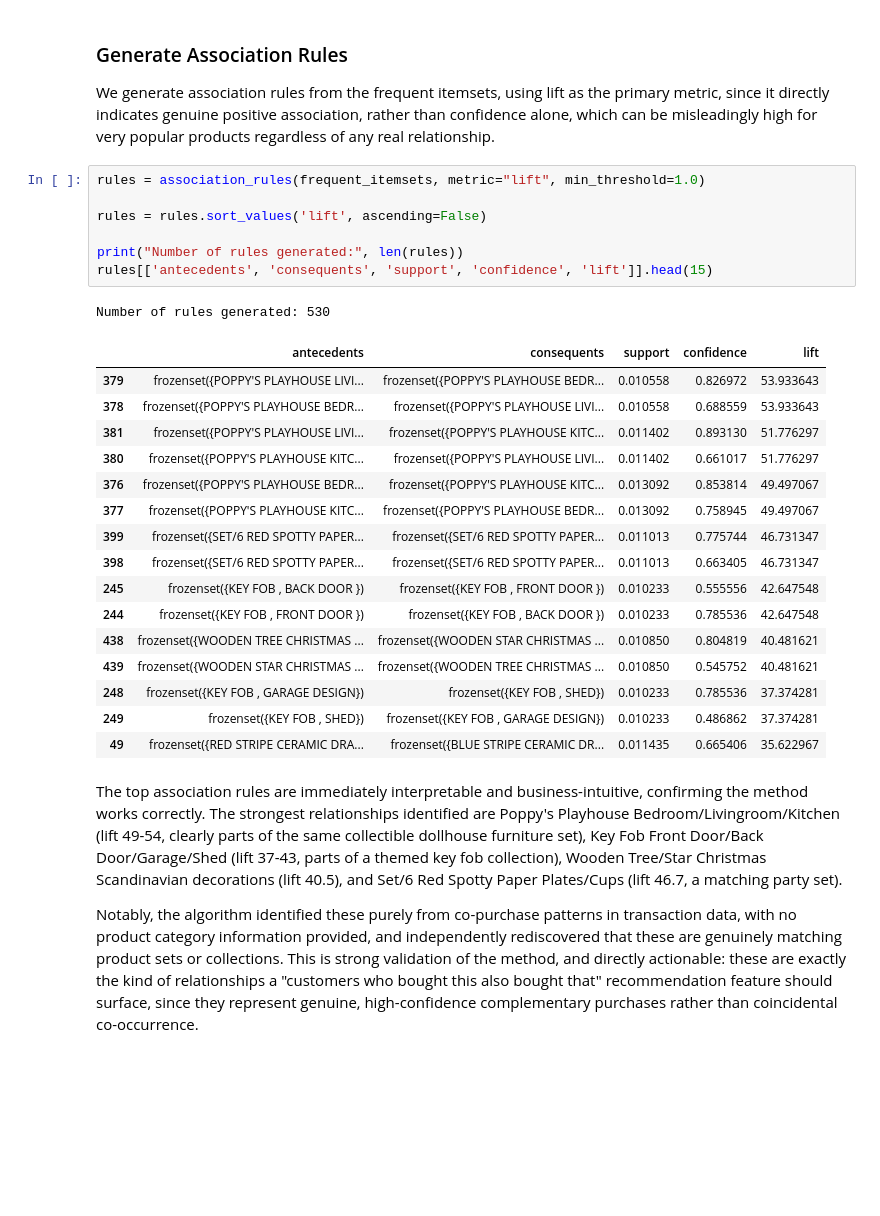
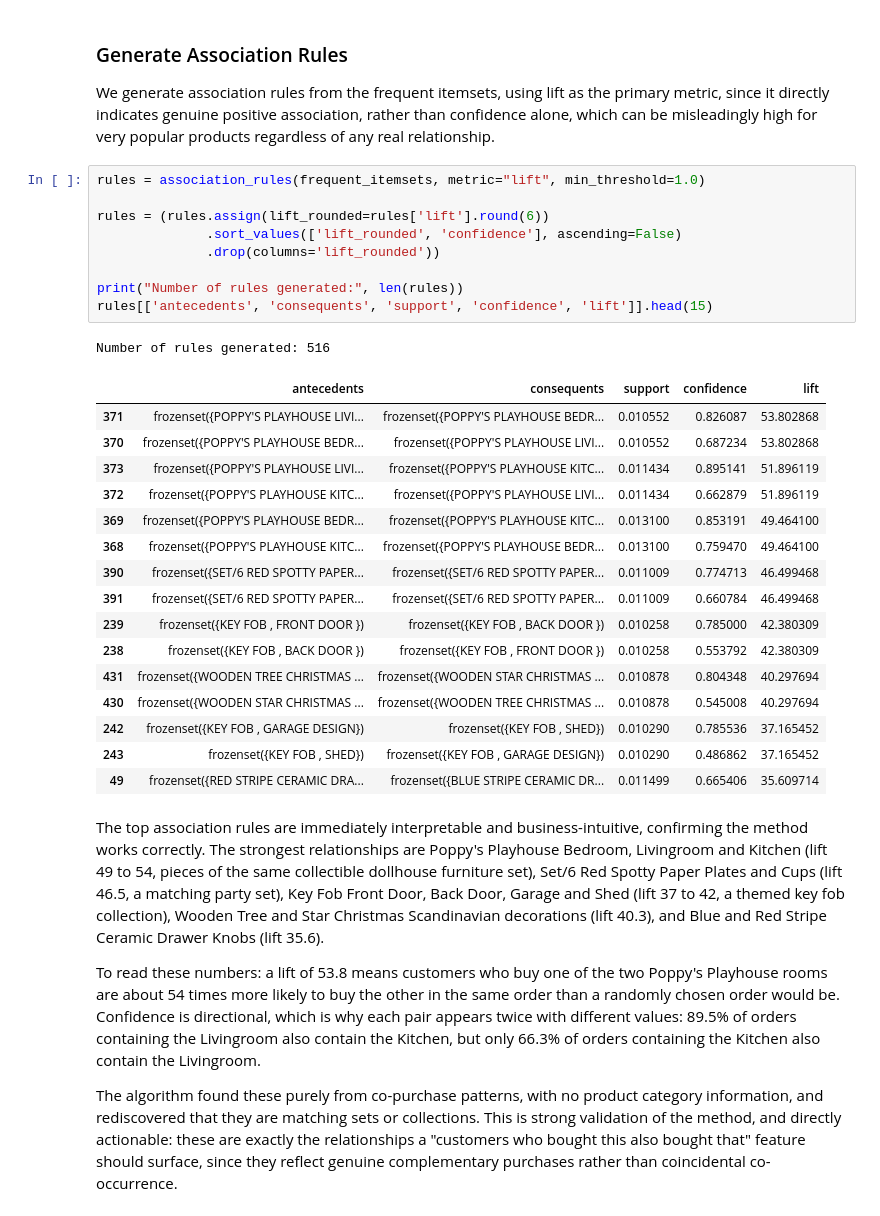
Before and after one commit to SourodeepRoy30/clv-predictor, a Jupyter notebook: notebooks/8_market_basket.ipynb, the cells around one changed output. Cells and saved outputs as stored; diff of their text form; blank space fills up the shorter version.

Commit message:
Rerun market basket on netted data; update narrative

```diff
--- a/notebooks/8_market_basket.ipynb
+++ b/notebooks/8_market_basket.ipynb
@@ -148,32 +148,36 @@ We generate association rules from the frequent itemsets, using lift as the prim
 # %%
 rules = association_rules(frequent_itemsets, metric="lift", min_threshold=1.0)
 
-rules = rules.sort_values('lift', ascending=False)
+rules = (rules.assign(lift_rounded=rules['lift'].round(6))
+              .sort_values(['lift_rounded', 'confidence'], ascending=False)
+              .drop(columns='lift_rounded'))
 
 print("Number of rules generated:", len(rules))
 rules[['antecedents', 'consequents', 'support', 'confidence', 'lift']].head(15)
 # %% [output]
-Number of rules generated: 530
+Number of rules generated: 516
 |  | antecedents | consequents | support | confidence | lift |
-| 379 | frozenset({POPPY'S PLAYHOUSE LIVI... | frozenset({POPPY'S PLAYHOUSE BEDR... | 0.010558 | 0.826972 | 53.933643 |
-| 378 | frozenset({POPPY'S PLAYHOUSE BEDR... | frozenset({POPPY'S PLAYHOUSE LIVI... | 0.010558 | 0.688559 | 53.933643 |
-| 381 | frozenset({POPPY'S PLAYHOUSE LIVI... | frozenset({POPPY'S PLAYHOUSE KITC... | 0.011402 | 0.893130 | 51.776297 |
-| 380 | frozenset({POPPY'S PLAYHOUSE KITC... | frozenset({POPPY'S PLAYHOUSE LIVI... | 0.011402 | 0.661017 | 51.776297 |
-| 376 | frozenset({POPPY'S PLAYHOUSE BEDR... | frozenset({POPPY'S PLAYHOUSE KITC... | 0.013092 | 0.853814 | 49.497067 |
-| 377 | frozenset({POPPY'S PLAYHOUSE KITC... | frozenset({POPPY'S PLAYHOUSE BEDR... | 0.013092 | 0.758945 | 49.497067 |
-| 399 | frozenset({SET/6 RED SPOTTY PAPER... | frozenset({SET/6 RED SPOTTY PAPER... | 0.011013 | 0.775744 | 46.731347 |
-| 398 | frozenset({SET/6 RED SPOTTY PAPER... | frozenset({SET/6 RED SPOTTY PAPER... | 0.011013 | 0.663405 | 46.731347 |
-| 245 | frozenset({KEY FOB , BACK DOOR }) | frozenset({KEY FOB , FRONT DOOR }) | 0.010233 | 0.555556 | 42.647548 |
-| 244 | frozenset({KEY FOB , FRONT DOOR }) | frozenset({KEY FOB , BACK DOOR }) | 0.010233 | 0.785536 | 42.647548 |
-| 438 | frozenset({WOODEN TREE CHRISTMAS ... | frozenset({WOODEN STAR CHRISTMAS ... | 0.010850 | 0.804819 | 40.481621 |
-| 439 | frozenset({WOODEN STAR CHRISTMAS ... | frozenset({WOODEN TREE CHRISTMAS ... | 0.010850 | 0.545752 | 40.481621 |
-| 248 | frozenset({KEY FOB , GARAGE DESIGN}) | frozenset({KEY FOB , SHED}) | 0.010233 | 0.785536 | 37.374281 |
-| 249 | frozenset({KEY FOB , SHED}) | frozenset({KEY FOB , GARAGE DESIGN}) | 0.010233 | 0.486862 | 37.374281 |
-| 49 | frozenset({RED STRIPE CERAMIC DRA... | frozenset({BLUE STRIPE CERAMIC DR... | 0.011435 | 0.665406 | 35.622967 |
+| 371 | frozenset({POPPY'S PLAYHOUSE LIVI... | frozenset({POPPY'S PLAYHOUSE BEDR... | 0.010552 | 0.826087 | 53.802868 |
+| 370 | frozenset({POPPY'S PLAYHOUSE BEDR... | frozenset({POPPY'S PLAYHOUSE LIVI... | 0.010552 | 0.687234 | 53.802868 |
+| 373 | frozenset({POPPY'S PLAYHOUSE LIVI... | frozenset({POPPY'S PLAYHOUSE KITC... | 0.011434 | 0.895141 | 51.896119 |
+| 372 | frozenset({POPPY'S PLAYHOUSE KITC... | frozenset({POPPY'S PLAYHOUSE LIVI... | 0.011434 | 0.662879 | 51.896119 |
+| 369 | frozenset({POPPY'S PLAYHOUSE BEDR... | frozenset({POPPY'S PLAYHOUSE KITC... | 0.013100 | 0.853191 | 49.464100 |
+| 368 | frozenset({POPPY'S PLAYHOUSE KITC... | frozenset({POPPY'S PLAYHOUSE BEDR... | 0.013100 | 0.759470 | 49.464100 |
+| 390 | frozenset({SET/6 RED SPOTTY PAPER... | frozenset({SET/6 RED SPOTTY PAPER... | 0.011009 | 0.774713 | 46.499468 |
+| 391 | frozenset({SET/6 RED SPOTTY PAPER... | frozenset({SET/6 RED SPOTTY PAPER... | 0.011009 | 0.660784 | 46.499468 |
+| 239 | frozenset({KEY FOB , FRONT DOOR }) | frozenset({KEY FOB , BACK DOOR }) | 0.010258 | 0.785000 | 42.380309 |
+| 238 | frozenset({KEY FOB , BACK DOOR }) | frozenset({KEY FOB , FRONT DOOR }) | 0.010258 | 0.553792 | 42.380309 |
+| 431 | frozenset({WOODEN TREE CHRISTMAS ... | frozenset({WOODEN STAR CHRISTMAS ... | 0.010878 | 0.804348 | 40.297694 |
+| 430 | frozenset({WOODEN STAR CHRISTMAS ... | frozenset({WOODEN TREE CHRISTMAS ... | 0.010878 | 0.545008 | 40.297694 |
+| 242 | frozenset({KEY FOB , GARAGE DESIGN}) | frozenset({KEY FOB , SHED}) | 0.010290 | 0.785536 | 37.165452 |
+| 243 | frozenset({KEY FOB , SHED}) | frozenset({KEY FOB , GARAGE DESIGN}) | 0.010290 | 0.486862 | 37.165452 |
+| 49 | frozenset({RED STRIPE CERAMIC DRA... | frozenset({BLUE STRIPE CERAMIC DR... | 0.011499 | 0.665406 | 35.609714 |
 # %% [markdown]
-The top association rules are immediately interpretable and business-intuitive, confirming the method works correctly. The strongest relationships identified are Poppy's Playhouse Bedroom/Livingroom/Kitchen (lift 49-54, clearly parts of the same collectible dollhouse furniture set), Key Fob Front Door/Back Door/Garage/Shed (lift 37-43, parts of a themed key fob collection), Wooden Tree/Star Christmas Scandinavian decorations (lift 40.5), and Set/6 Red Spotty Paper Plates/Cups (lift 46.7, a matching party set).
+The top association rules are immediately interpretable and business-intuitive, confirming the method works correctly. The strongest relationships are Poppy's Playhouse Bedroom, Livingroom and Kitchen (lift 49 to 54, pieces of the same collectible dollhouse furniture set), Set/6 Red Spotty Paper Plates and Cups (lift 46.5, a matching party set), Key Fob Front Door, Back Door, Garage and Shed (lift 37 to 42, a themed key fob collection), Wooden Tree and Star Christmas Scandinavian decorations (lift 40.3), and Blue and Red Stripe Ceramic Drawer Knobs (lift 35.6).
 
-Notably, the algorithm identified these purely from co-purchase patterns in transaction data, with no product category information provided, and independently rediscovered that these are genuinely matching product sets or collections. This is strong validation of the method, and directly actionable: these are exactly the kind of relationships a "customers who bought this also bought that" recommendation feature should surface, since they represent genuine, high-confidence complementary purchases rather than coincidental co-occurrence.
+To read these numbers: a lift of 53.8 means customers who buy one of the two Poppy's Playhouse rooms are about 54 times more likely to buy the other in the same order than a randomly chosen order would be. Confidence is directional, which is why each pair appears twice with different values: 89.5% of orders containing the Livingroom also contain the Kitchen, but only 66.3% of orders containing the Kitchen also contain the Livingroom.
+
+The algorithm found these purely from co-purchase patterns, with no product category information, and rediscovered that they are matching sets or collections. This is strong validation of the method, and directly actionable: these are exactly the relationships a "customers who bought this also bought that" feature should surface, since they reflect genuine complementary purchases rather than coincidental co-occurrence.
 # %%
 top_15 = rules.head(15).copy()
 top_15['rule_label'] = top_15.apply(
```
Also changed, not shown: parts of 12 cells of this notebook.
